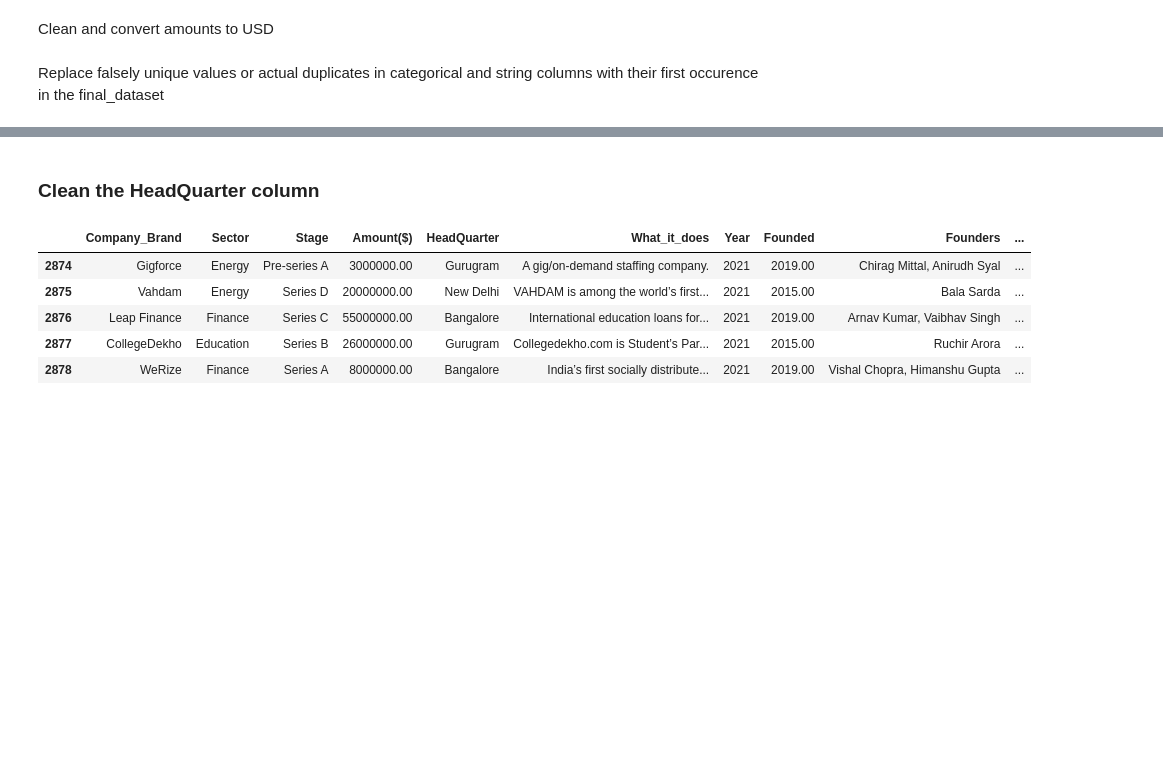
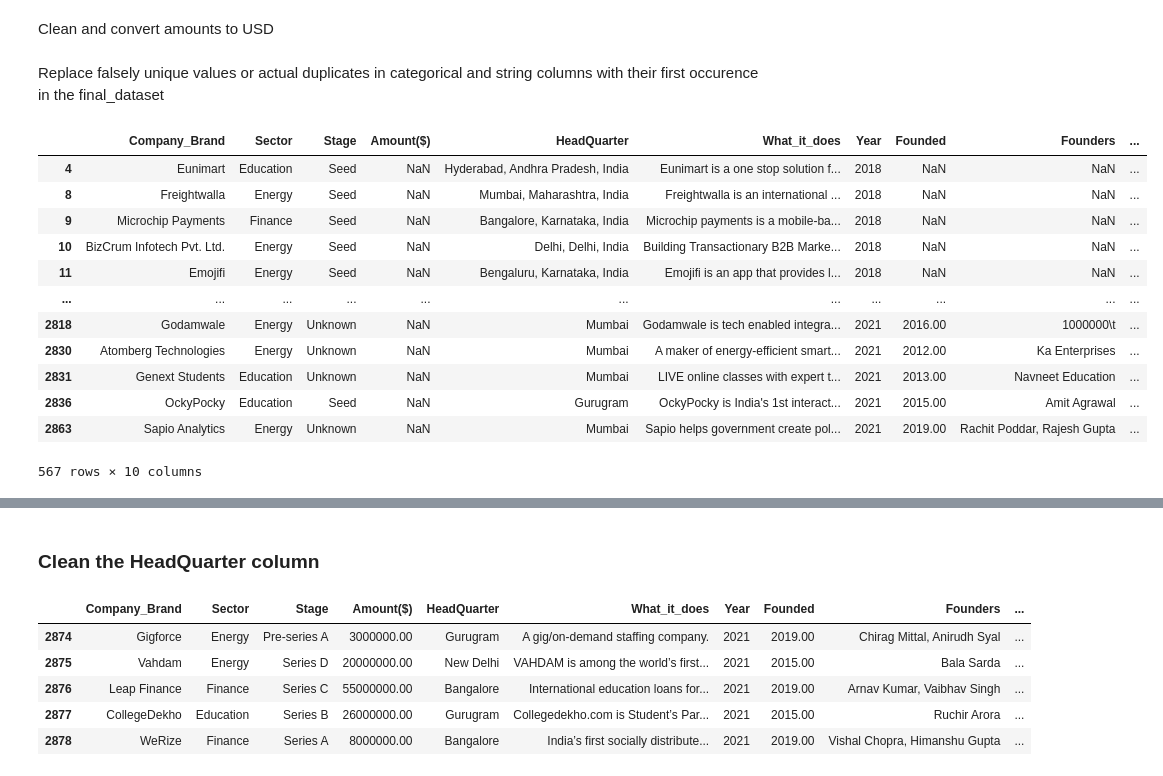
Before and after one commit to MoIdris/A-Data-Analytics-Project, a Jupyter notebook: Indian_Start-up.ipynb, the cells around one changed output, grey strips where cells are left out. Saved outputs shown, nothing was run; the diff lists cells and outputs as text; code cells hidden in the pictures; blank space fills up the shorter version.

```diff
--- a/Indian_Start-up.ipynb
+++ b/Indian_Start-up.ipynb
@@ -865,6 +864,22 @@ pd.set_option('display.float_format', lambda x: '%.2f' % x)
 df['Amount($)'] = df['Amount($)'].str.replace('$', '')
 df['Amount($)'] = df['Amount($)'].str.replace(',', '')
 df['Amount($)'] = df['Amount($)'].astype(float)
+# %%
+df[pd.isna(df['Amount($)'])]
+# %% [output]
+|  | Company_Brand | Sector | Stage | Amount($) | HeadQuarter | What_it_does | Year | Founded | Founders | ... |
+| 4 | Eunimart | Education | Seed | NaN | Hyderabad, Andhra Pradesh, India | Eunimart is a one stop solution f... | 2018 | NaN | NaN | ... |
+| 8 | Freightwalla | Energy | Seed | NaN | Mumbai, Maharashtra, India | Freightwalla is an international ... | 2018 | NaN | NaN | ... |
+| 9 | Microchip Payments | Finance | Seed | NaN | Bangalore, Karnataka, India | Microchip payments is a mobile-ba... | 2018 | NaN | NaN | ... |
+| 10 | BizCrum Infotech Pvt. Ltd. | Energy | Seed | NaN | Delhi, Delhi, India | Building Transactionary B2B Marke... | 2018 | NaN | NaN | ... |
+| 11 | Emojifi | Energy | Seed | NaN | Bengaluru, Karnataka, India | Emojifi is an app that provides l... | 2018 | NaN | NaN | ... |
+| ... | ... | ... | ... | ... | ... | ... | ... | ... | ... | ... |
+| 2818 | Godamwale | Energy | Unknown | NaN | Mumbai | Godamwale is tech enabled integra... | 2021 | 2016.00 | 1000000\t | ... |
+| 2830 | Atomberg Technologies | Energy | Unknown | NaN | Mumbai | A maker of energy-efficient smart... | 2021 | 2012.00 | Ka Enterprises | ... |
+| 2831 | Genext Students | Education | Unknown | NaN | Mumbai | LIVE online classes with expert t... | 2021 | 2013.00 | Navneet Education | ... |
+| 2836 | OckyPocky | Education | Seed | NaN | Gurugram | OckyPocky is India's 1st interact... | 2021 | 2015.00 | Amit Agrawal | ... |
+| 2863 | Sapio Analytics | Energy | Unknown | NaN | Mumbai | Sapio helps government create pol... | 2021 | 2019.00 | Rachit Poddar, Rajesh Gupta | ... |
+567 rows × 10 columns
 # %%
 
 # df['Amount($)'] = df['Amount($)'].replace('—', np.nan)
```
Also changed, not shown: parts of 15 cells of this notebook.
